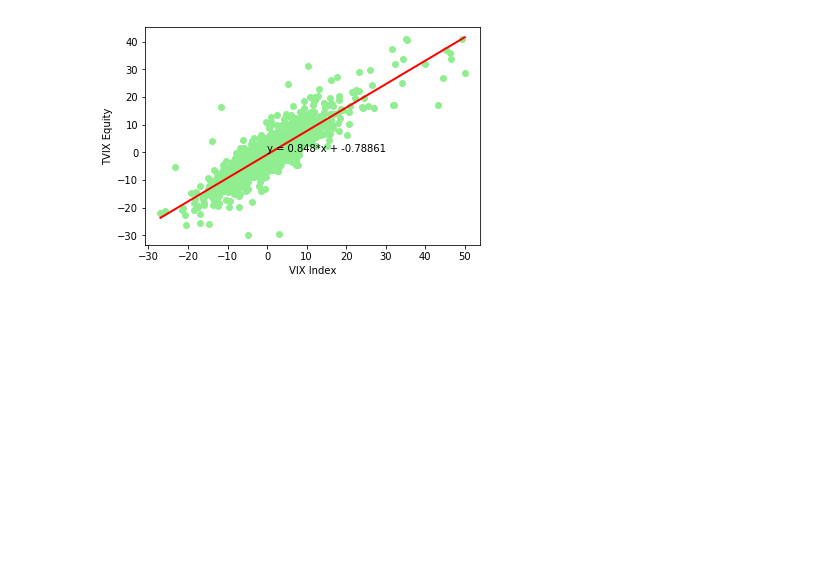
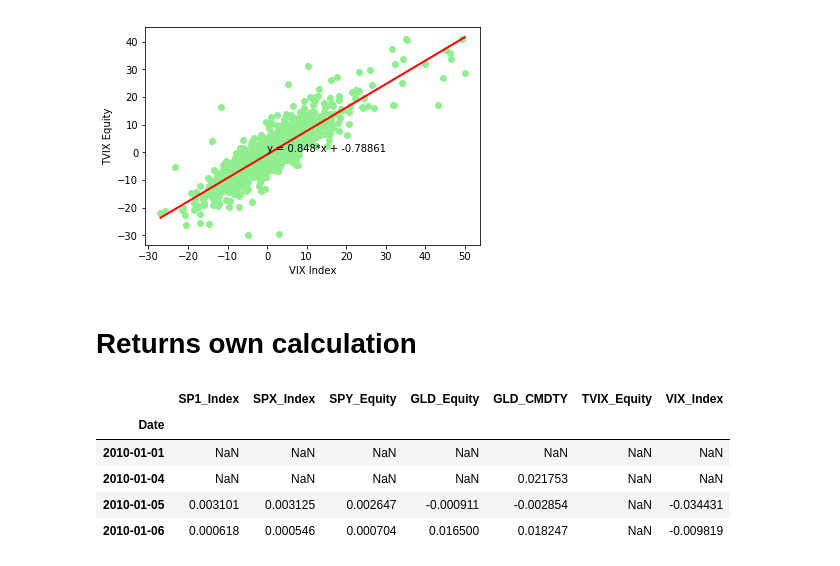
Before and after one commit to llonardi/15.459-Fin-Data-Science-II, a Jupyter notebook: Project 2/Q2.ipynb, the cells around one changed output. Drawn from its saved outputs; the diff is of its cells as text; code cells hidden in the pictures; blank space fills up the shorter version.

```diff
--- a/Project 2/Q2.ipynb
+++ b/Project 2/Q2.ipynb
@@ -78,3 +78,16 @@ TypeError: expected non-empty vector for x
 scatterplotting(ret_df['VIX_Index'],ret_df['TVIX_Equity'],'VIX Index','TVIX Equity')
 # %% [output]
 [figure]
+# %% [markdown]
+# Returns own calculation
+# %%
+ret_own_df = px_df.pct_change(periods = 1)
+# %%
+ret_own_df.head(4)
+# %% [output]
+|  | SP1_Index | SPX_Index | SPY_Equity | GLD_Equity | GLD_CMDTY | TVIX_Equity | VIX_Index |
+| Date |  |  |  |  |  |  |  |
+| 2010-01-01 | NaN | NaN | NaN | NaN | NaN | NaN | NaN |
+| 2010-01-04 | NaN | NaN | NaN | NaN | 0.021753 | NaN | NaN |
+| 2010-01-05 | 0.003101 | 0.003125 | 0.002647 | -0.000911 | -0.002854 | NaN | -0.034431 |
+| 2010-01-06 | 0.000618 | 0.000546 | 0.000704 | 0.016500 | 0.018247 | NaN | -0.009819 |
```
Also changed, not shown: parts of 3 cells of this notebook.
